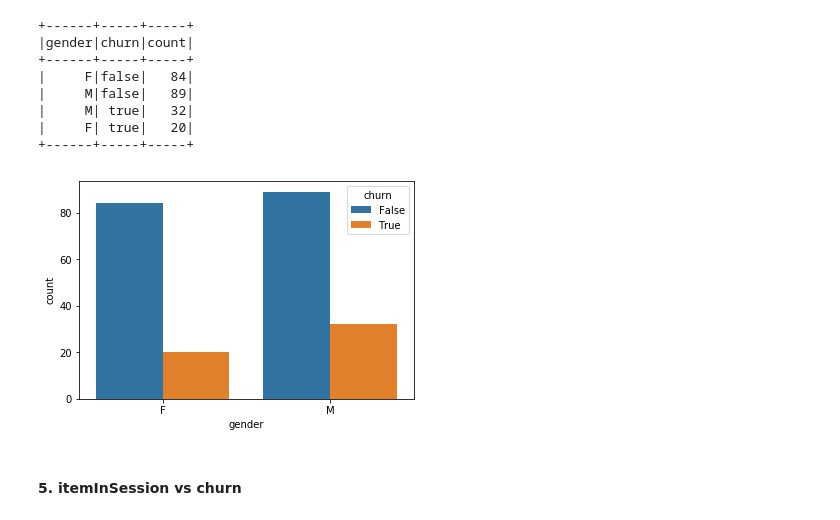
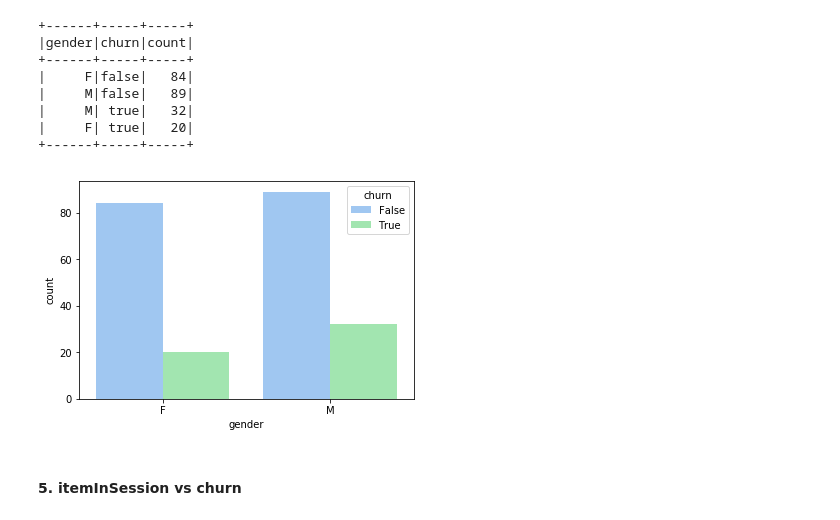
Before and after one commit to ShuangyuandData/SparkprojectSparkify, a Jupyter notebook: Sparkify.ipynb, the cells around one changed output. Saved outputs shown, nothing was run; the diff lists cells and outputs as text; code cells hidden in the pictures.

```diff
--- a/Sparkify.ipynb
+++ b/Sparkify.ipynb
@@ -387,9 +387,10 @@ userlog_valid.dropDuplicates(["userId", "gender"]).groupby(["gender","churn"]).c
 # %%
 df_genderchurn = userlog_valid.dropDuplicates(["userId", "gender"]).groupby(["gender","churn"]).count().sort("churn").toPandas()
 
+sns.set_palette("pastel")
 ax=sns.barplot(x='gender', y='count', hue='churn', data=df_genderchurn)
 # %% [output]
-[figure, old version]
+[figure, new version]
 # %% [markdown]
 #### 5. itemInSession vs churn
 # %%
```
Also changed, not shown: parts of 17 cells of this notebook.
